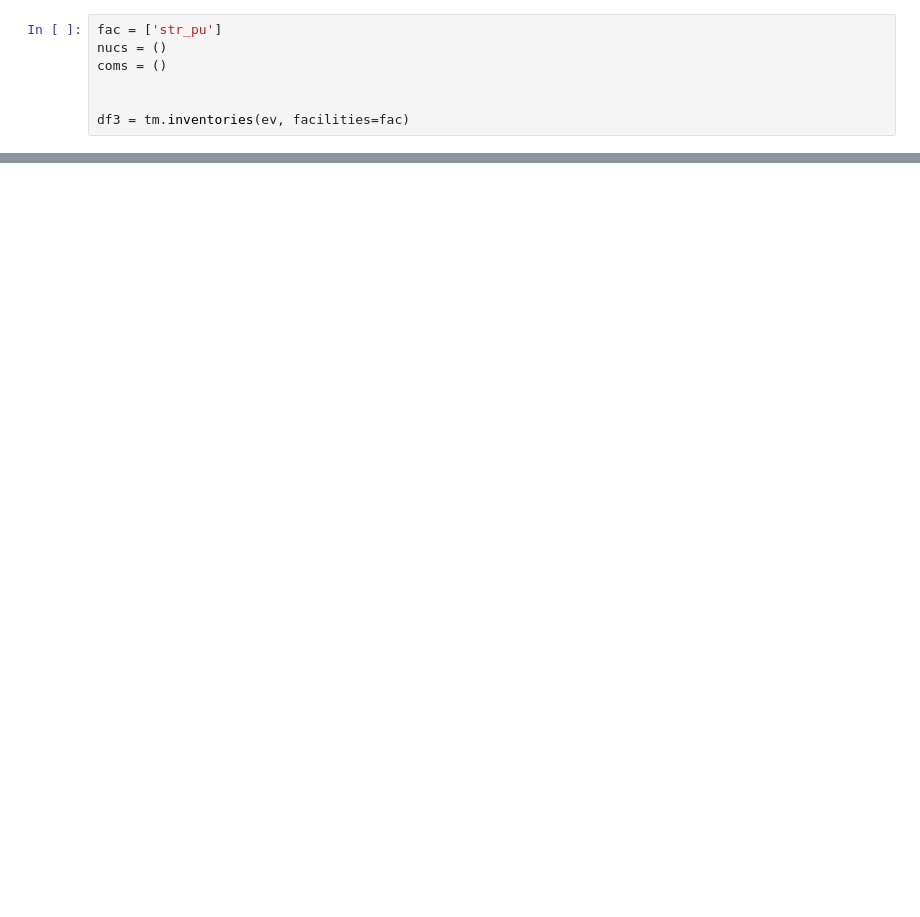
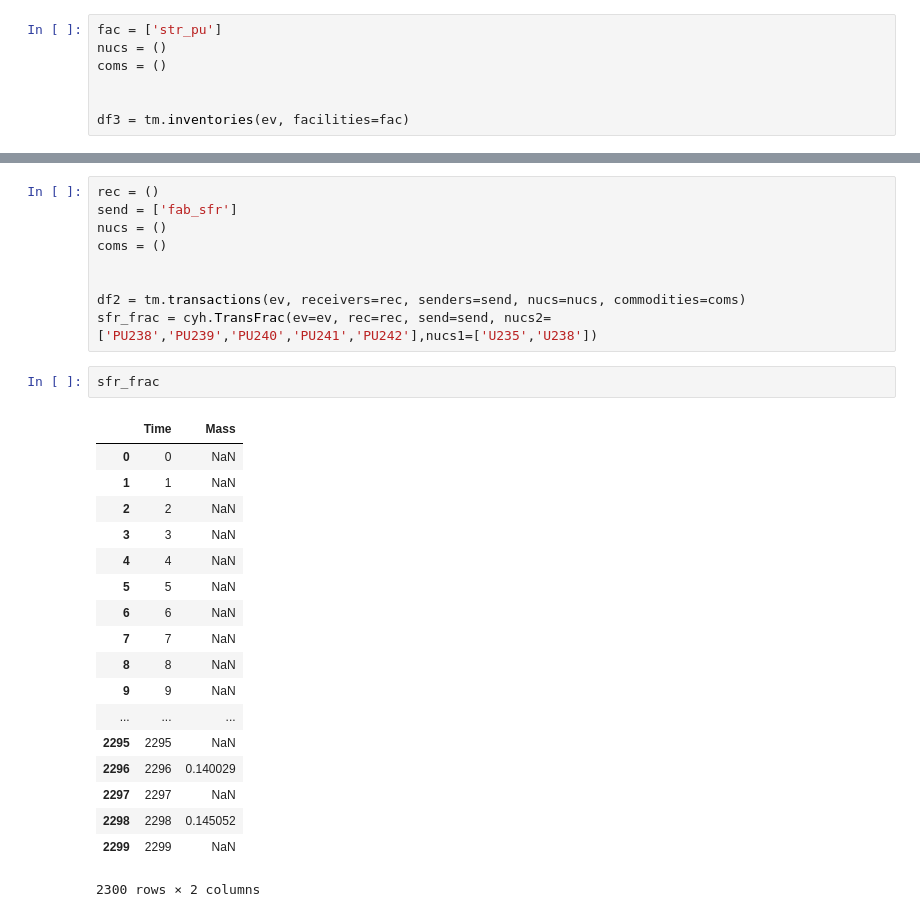
Before and after one commit to bam241/cvt_eg23, a Jupyter notebook: deployment optim.ipynb, the cells around one changed output, grey strips where cells are left out. Drawn from its saved outputs; the diff is of its cells as text; blank space fills up the shorter version.

```diff
--- a/deployment optim.ipynb
+++ b/deployment optim.ipynb
@@ -218,0 +283,30 @@ df3
+# %%
+rec = ()
+send = ['fab_sfr']
+nucs = ()
+coms = ()
+
+
+df2 = tm.transactions(ev, receivers=rec, senders=send, nucs=nucs, commodities=coms)
+sfr_frac = cyh.TransFrac(ev=ev, rec=rec, send=send, nucs2=['PU238','PU239','PU240','PU241','PU242'],nucs1=['U235','U238'])
+# %%
+sfr_frac
+# %% [output]
+|  | Time | Mass |
+| 0 | 0 | NaN |
+| 1 | 1 | NaN |
+| 2 | 2 | NaN |
+| 3 | 3 | NaN |
+| 4 | 4 | NaN |
+| 5 | 5 | NaN |
+| 6 | 6 | NaN |
+| 7 | 7 | NaN |
+| 8 | 8 | NaN |
+| 9 | 9 | NaN |
+| ... | ... | ... |
+| 2295 | 2295 | NaN |
+| 2296 | 2296 | 0.140029 |
+| 2297 | 2297 | NaN |
+| 2298 | 2298 | 0.145052 |
+| 2299 | 2299 | NaN |
+2300 rows × 2 columns
```
Also changed, not shown: parts of 12 cells of this notebook, 3 other files.
